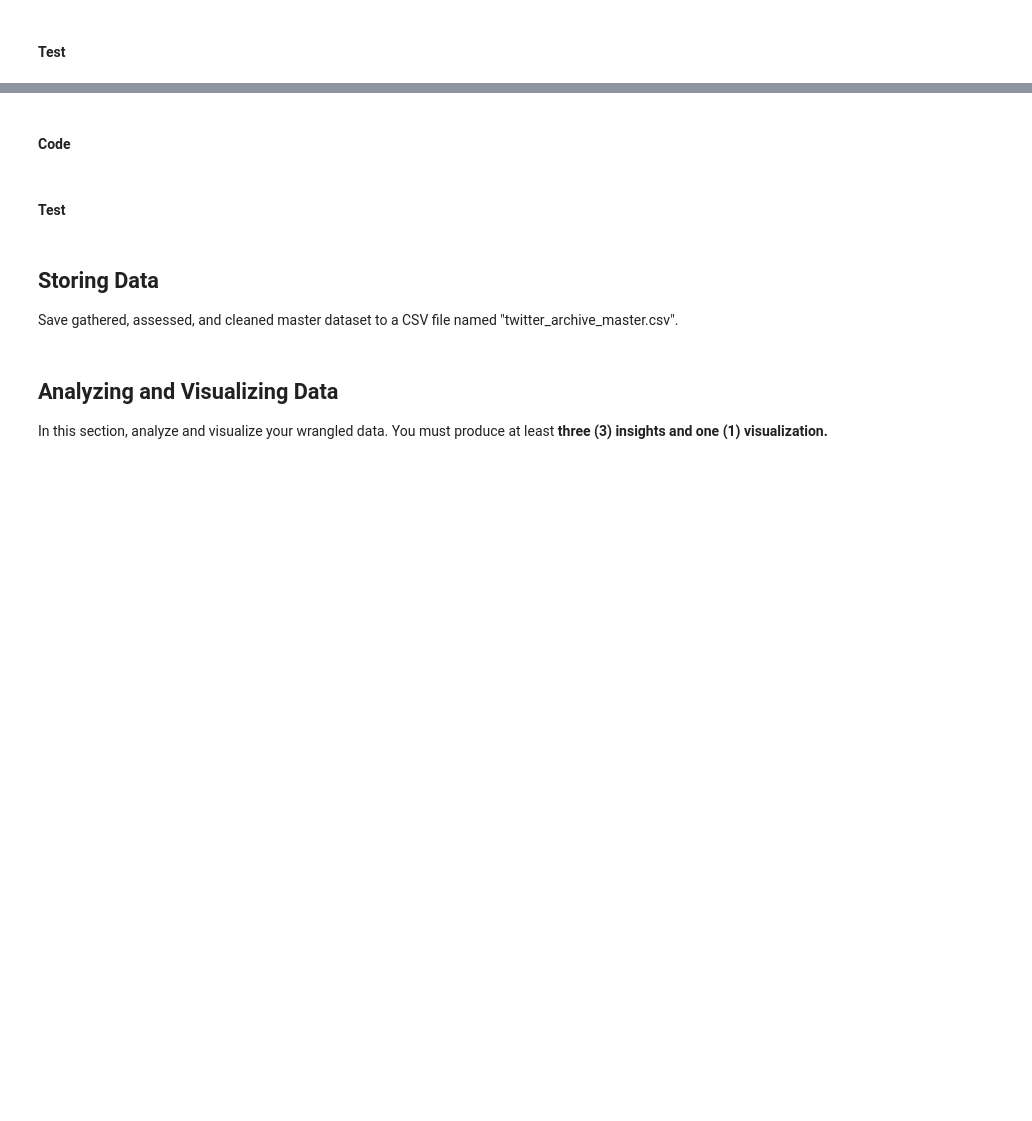
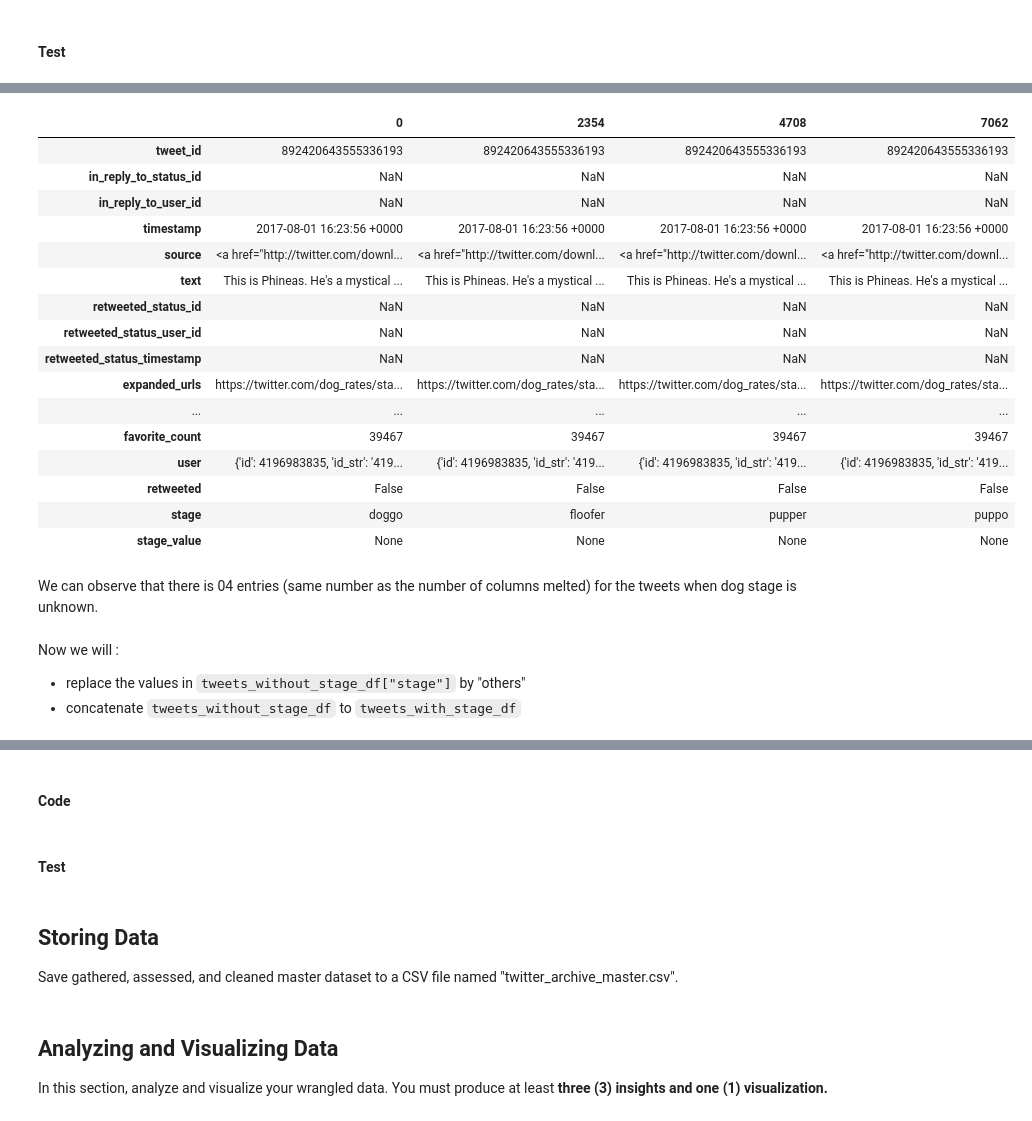
Before and after one commit to patricetg/udacity-data-analyst-project2, a Jupyter notebook: 1 - wrangle_act.ipynb, the cells around one changed output, grey strips where cells are left out. Drawn from its saved outputs; the diff is of its cells as text; code cells hidden in the pictures; blank space fills up the shorter version.

```diff
--- a/1 - wrangle_act.ipynb
+++ b/1 - wrangle_act.ipynb
@@ -235,0 +773,4 @@ In this section, clean **all** of the issues you documented while assessing.
+# %%
+# Retrieve the tweets with unknown dog stage
+tweets_without_stage_df = melted[ melted["stage_value"] =="None" ]
+tweets_without_stage_df.head(3).T
@@ -235,0 +795,27 @@ In this section, clean **all** of the issues you documented while assessing.
+# %%
+# Visual assessement of a tweet with unknown dog stage
+tweets_without_stage_df[ tweets_without_stage_df["tweet_id"]==892420643555336193 ].T
+# %% [output]
+|  | 0 | 2354 | 4708 | 7062 |
+| tweet_id | 892420643555336193 | 892420643555336193 | 892420643555336193 | 892420643555336193 |
+| in_reply_to_status_id | NaN | NaN | NaN | NaN |
+| in_reply_to_user_id | NaN | NaN | NaN | NaN |
+| timestamp | 2017-08-01 16:23:56 +0000 | 2017-08-01 16:23:56 +0000 | 2017-08-01 16:23:56 +0000 | 2017-08-01 16:23:56 +0000 |
+| source | <a href="http://twitter.com/downl... | <a href="http://twitter.com/downl... | <a href="http://twitter.com/downl... | <a href="http://twitter.com/downl... |
+| text | This is Phineas. He's a mystical ... | This is Phineas. He's a mystical ... | This is Phineas. He's a mystical ... | This is Phineas. He's a mystical ... |
+| retweeted_status_id | NaN | NaN | NaN | NaN |
+| retweeted_status_user_id | NaN | NaN | NaN | NaN |
+| retweeted_status_timestamp | NaN | NaN | NaN | NaN |
+| expanded_urls | https://twitter.com/dog_rates/sta... | https://twitter.com/dog_rates/sta... | https://twitter.com/dog_rates/sta... | https://twitter.com/dog_rates/sta... |
+| ... | ... | ... | ... | ... |
+| favorite_count | 39467 | 39467 | 39467 | 39467 |
+| user | {'id': 4196983835, 'id_str': '419... | {'id': 4196983835, 'id_str': '419... | {'id': 4196983835, 'id_str': '419... | {'id': 4196983835, 'id_str': '419... |
+| retweeted | False | False | False | False |
+| stage | doggo | floofer | pupper | puppo |
+| stage_value | None | None | None | None |
+# %% [markdown]
+We can observe that there is 04 entries (same number as the number of columns melted) for the tweets when dog stage is unknown.
+# %% [markdown]
+Now we will :
+* replace the values in `tweets_without_stage_df["stage"]` by "others"
+* concatenate `tweets_without_stage_df` to `tweets_with_stage_df`
```
Also changed, not shown: parts of 121 cells of this notebook.
